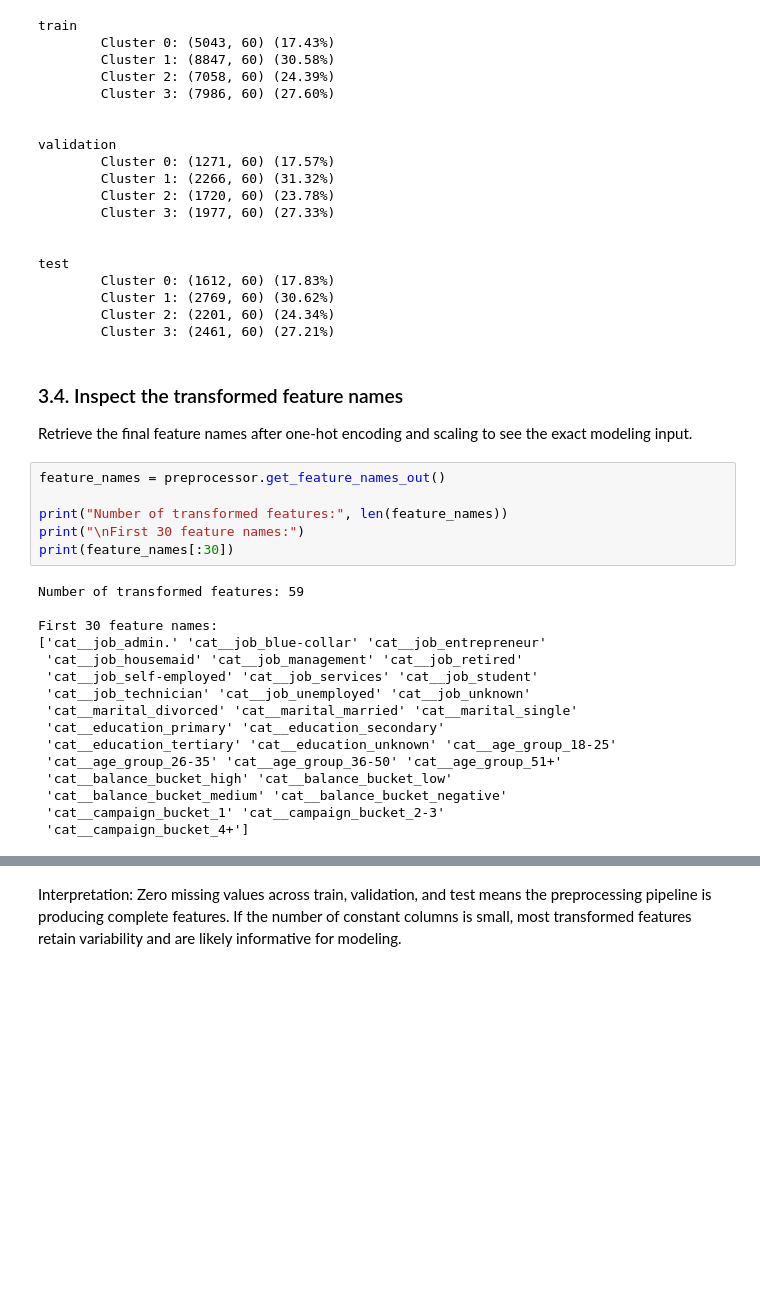
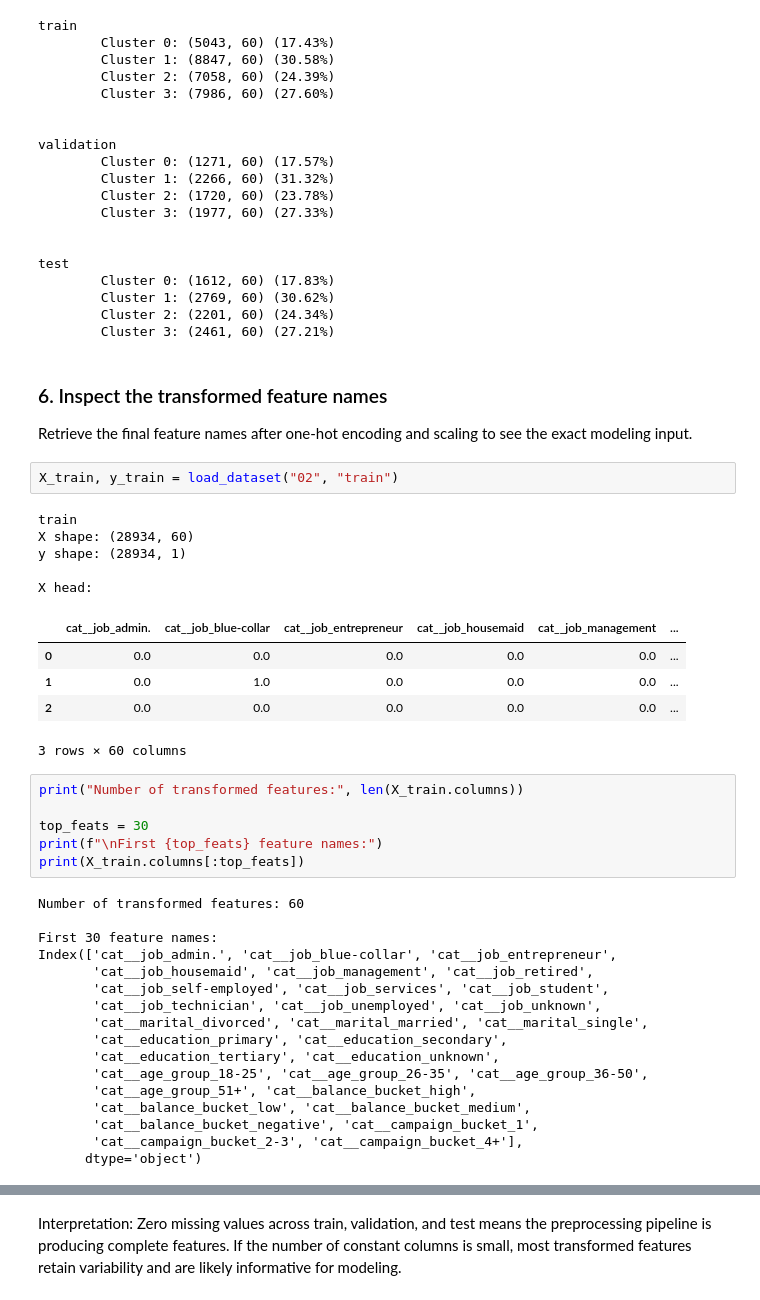
Before and after one commit to tonantzin-real/IDS_705_final_project, a Jupyter notebook: 02_preprocessing.ipynb, the cells around one changed output, grey strips where cells are left out. Drawn from its saved outputs; the diff is of its cells as text; blank space fills up the shorter version.

```diff
--- a/02_preprocessing.ipynb
+++ b/02_preprocessing.ipynb
@@ -1229,29 +1231,43 @@ test
         Cluster 2: (2201, 60) (24.34%)
         Cluster 3: (2461, 60) (27.21%)
 # %% [markdown]
-### 3.4. Inspect the transformed feature names
+### 6. Inspect the transformed feature names
 
 Retrieve the final feature names after one-hot encoding and scaling to see the exact modeling input.
+# %%
+X_train, y_train = load_dataset("02", "train")
+# %% [output]
+train
+X shape: (28934, 60)
+y shape: (28934, 1)
+
+X head:
+|  | cat__job_admin. | cat__job_blue-collar | cat__job_entrepreneur | cat__job_housemaid | cat__job_management | ... |
+| 0 | 0.0 | 0.0 | 0.0 | 0.0 | 0.0 | ... |
+| 1 | 0.0 | 1.0 | 0.0 | 0.0 | 0.0 | ... |
+| 2 | 0.0 | 0.0 | 0.0 | 0.0 | 0.0 | ... |
+3 rows × 60 columns
 # %%
-feature_names = preprocessor.get_feature_names_out()
+print("Number of transformed features:", len(X_train.columns))
 
-print("Number of transformed features:", len(feature_names))
-print("\nFirst 30 feature names:")
-print(feature_names[:30])
+top_feats = 30
+print(f"\nFirst {top_feats} feature names:")
+print(X_train.columns[:top_feats])
 # %% [output]
-Number of transformed features: 59
+Number of transformed features: 60
 
 First 30 feature names:
-['cat__job_admin.' 'cat__job_blue-collar' 'cat__job_entrepreneur'
- 'cat__job_housemaid' 'cat__job_management' 'cat__job_retired'
- 'cat__job_self-employed' 'cat__job_services' 'cat__job_student'
- 'cat__job_technician' 'cat__job_unemployed' 'cat__job_unknown'
- 'cat__marital_divorced' 'cat__marital_married' 'cat__marital_single'
- 'cat__education_primary' 'cat__education_secondary'
- 'cat__education_tertiary' 'cat__education_unknown' 'cat__age_group_18-25'
- 'cat__age_group_26-35' 'cat__age_group_36-50' 'cat__age_group_51+'
- 'cat__balance_bucket_high' 'cat__balance_bucket_low'
- 'cat__balance_bucket_medium' 'cat__balance_bucket_negative'
- 'cat__campaign_bucket_1' 'cat__campaign_bucket_2-3'
- 'cat__campaign_bucket_4+']
+Index(['cat__job_admin.', 'cat__job_blue-collar', 'cat__job_entrepreneur',
+       'cat__job_housemaid', 'cat__job_management', 'cat__job_retired',
+       'cat__job_self-employed', 'cat__job_services', 'cat__job_student',
+       'cat__job_technician', 'cat__job_unemployed', 'cat__job_unknown',
+       'cat__marital_divorced', 'cat__marital_married', 'cat__marital_single',
+       'cat__education_primary', 'cat__education_secondary',
+       'cat__education_tertiary', 'cat__education_unknown',
+       'cat__age_group_18-25', 'cat__age_group_26-35', 'cat__age_group_36-50',
+       'cat__age_group_51+', 'cat__balance_bucket_high',
+       'cat__balance_bucket_low', 'cat__balance_bucket_medium',
+       'cat__balance_bucket_negative', 'cat__campaign_bucket_1',
+       'cat__campaign_bucket_2-3', 'cat__campaign_bucket_4+'],
+      dtype='object')
 # %% [markdown]
```
Also changed, not shown: parts of 19 cells of this notebook, 1 other file.
